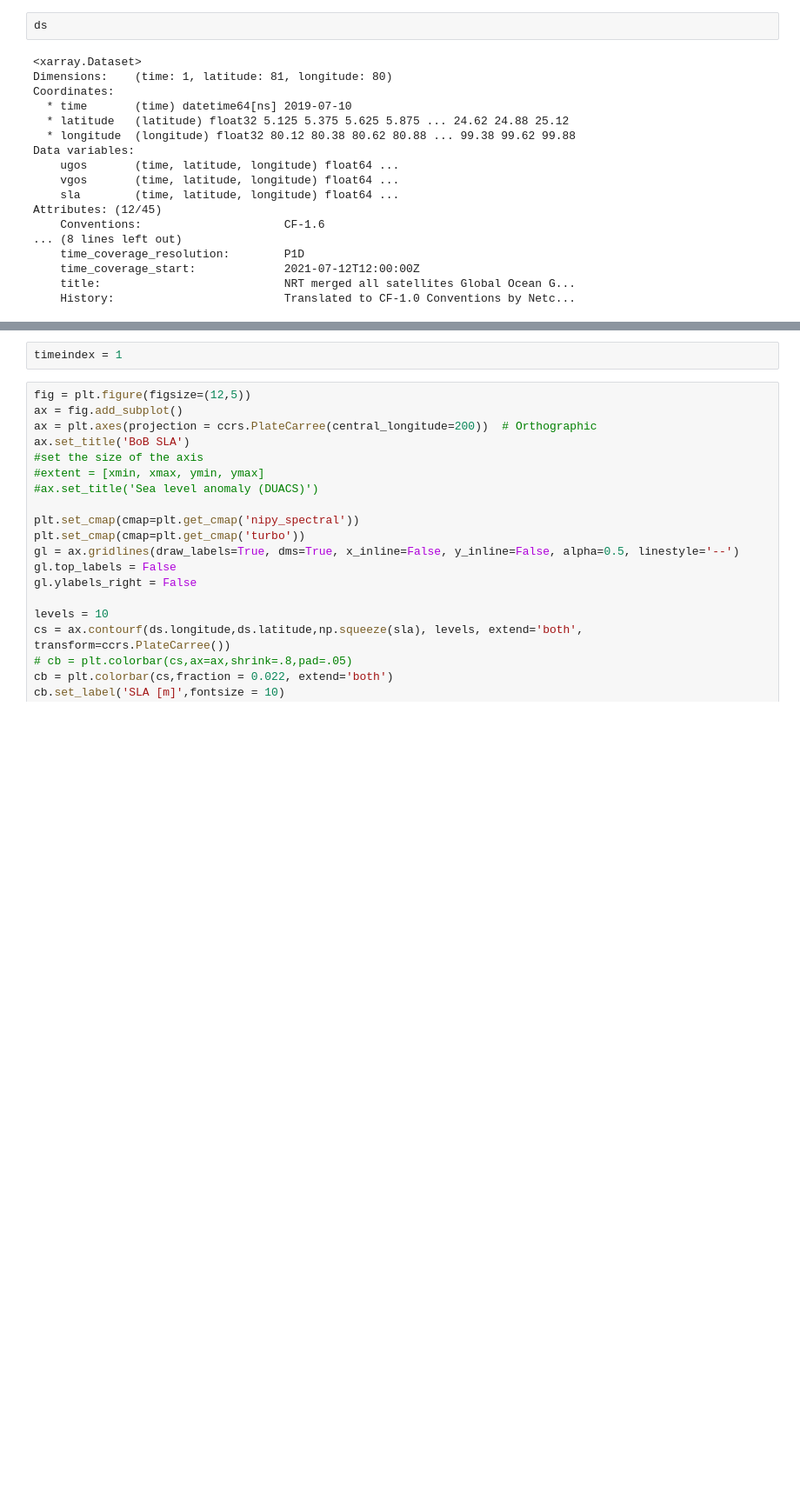
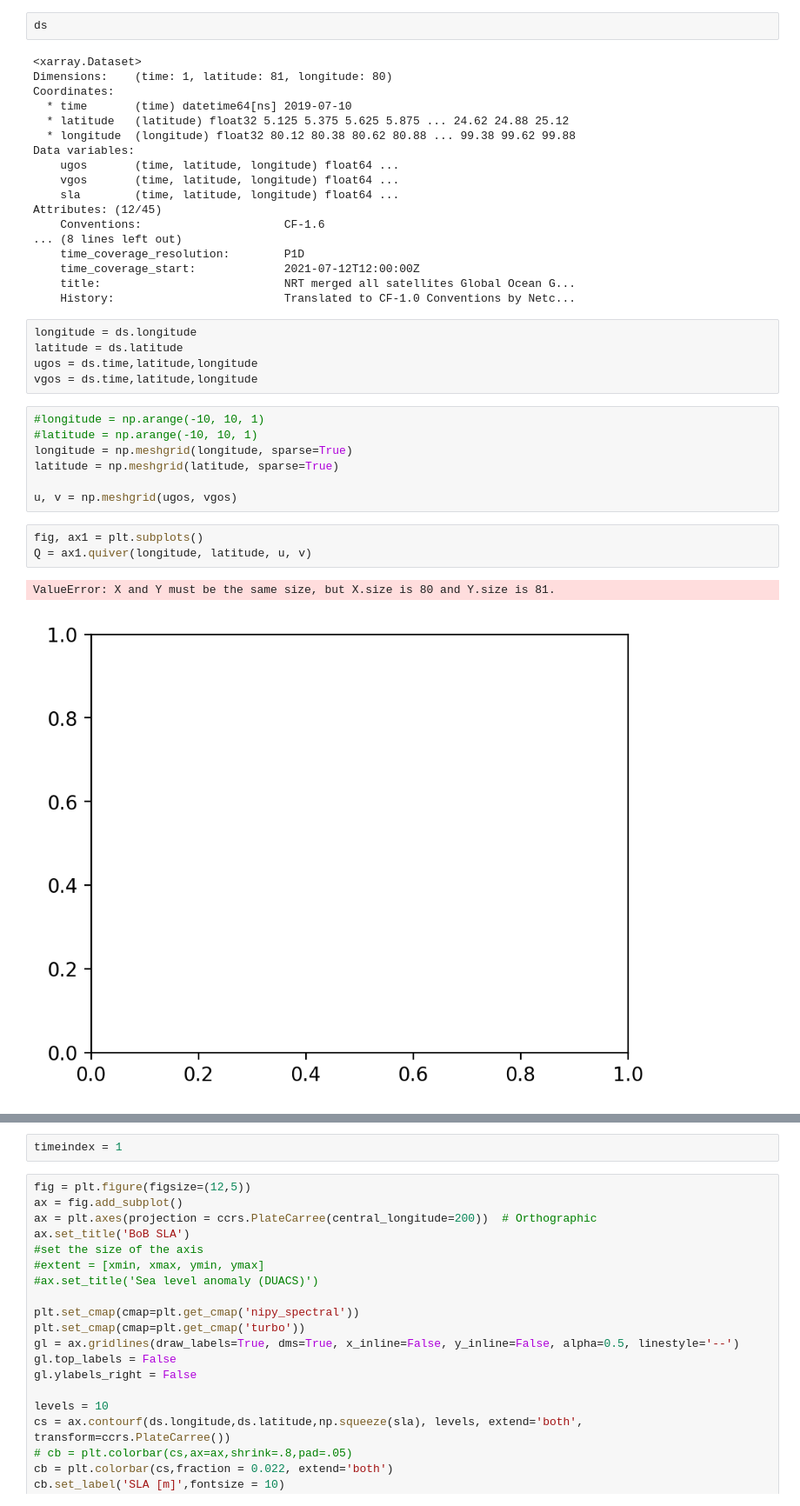
Before and after one commit to jtomfarrar/satellite_python_2022, a Jupyter notebook: notebooks/Fisrt_data-Copy1.ipynb, the cells around one changed output, grey strips where cells are left out. Shown at 87% size. Drawn from its saved outputs; the diff is of its cells as text; blank space fills up the shorter version.

```diff
--- a/notebooks/Fisrt_data-Copy1.ipynb
+++ b/notebooks/Fisrt_data-Copy1.ipynb
@@ -55,4 +56,22 @@ Attributes: (12/45)
     time_coverage_start:             2021-07-12T12:00:00Z
     title:                           NRT merged all satellites Global Ocean G...
     History:                         Translated to CF-1.0 Conventions by Netc...
+# %%
+longitude = ds.longitude
+latitude = ds.latitude
+ugos = ds.time,latitude,longitude
+vgos = ds.time,latitude,longitude
+# %%
+#longitude = np.arange(-10, 10, 1)
+#latitude = np.arange(-10, 10, 1)
+longitude = np.meshgrid(longitude, sparse=True)
+latitude = np.meshgrid(latitude, sparse=True)
+
+u, v = np.meshgrid(ugos, vgos)
+# %%
+fig, ax1 = plt.subplots()
+Q = ax1.quiver(longitude, latitude, u, v)
+# %% [output]
+ValueError: X and Y must be the same size, but X.size is 80 and Y.size is 81.
+[figure, added]
 # %%
```
Also changed, not shown: parts of 3 cells of this notebook, 5 other files.
